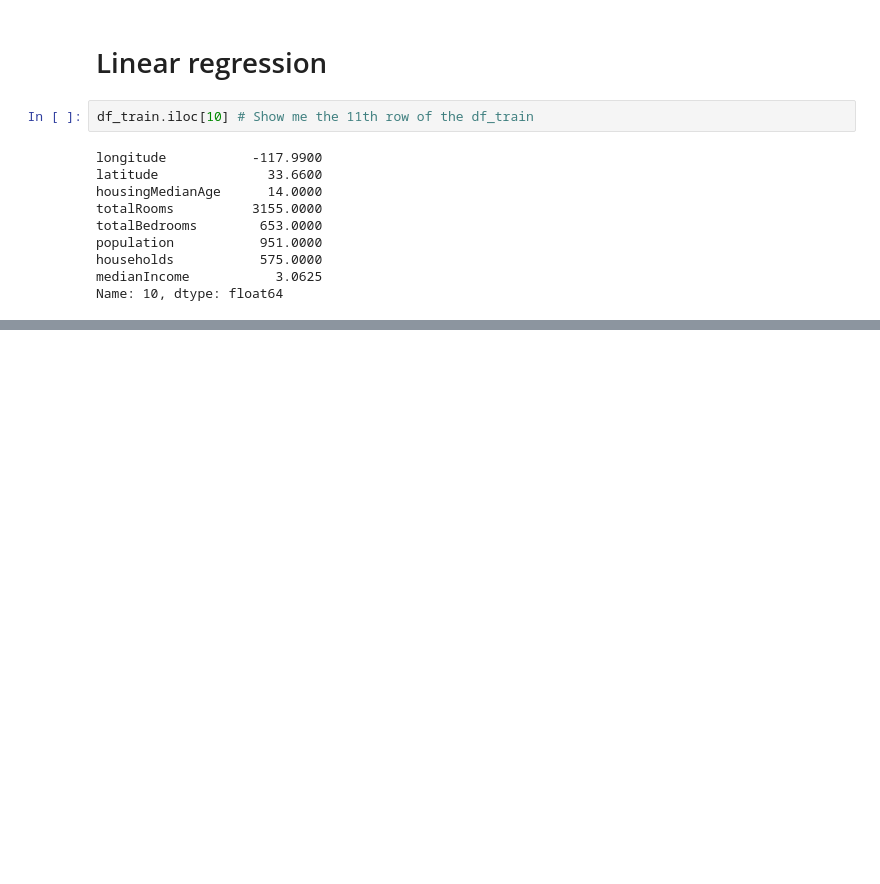
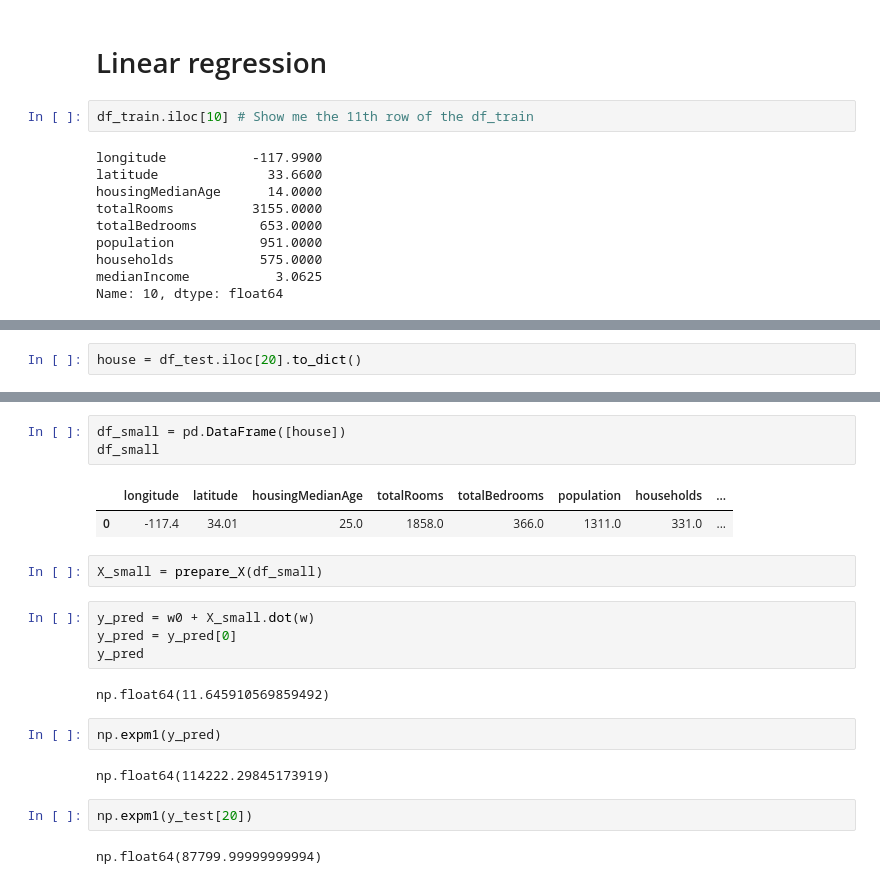
Before and after one commit to blessingoraz/machine-learning-homework, a Jupyter notebook: Practice/Housing_prediction.ipynb, the cells around one changed output, grey strips where cells are left out. Cells and saved outputs as stored; diff of their text form; blank space fills up the shorter version.

```diff
--- a/Practice/Housing_prediction.ipynb
+++ b/Practice/Housing_prediction.ipynb
@@ -201,0 +406,2 @@ def train_linear_regression(X, y):
+# %%
+house = df_test.iloc[20].to_dict()
@@ -201,0 +419,22 @@ def train_linear_regression(X, y):
+# %%
+df_small = pd.DataFrame([house])
+df_small
+# %% [output]
+|  | longitude | latitude | housingMedianAge | totalRooms | totalBedrooms | population | households | ... |
+| 0 | -117.4 | 34.01 | 25.0 | 1858.0 | 366.0 | 1311.0 | 331.0 | ... |
+# %%
+X_small = prepare_X(df_small)
+# %%
+y_pred = w0 + X_small.dot(w)
+y_pred = y_pred[0]
+y_pred
+# %% [output]
+np.float64(11.645910569859492)
+# %%
+np.expm1(y_pred)
+# %% [output]
+np.float64(114222.29845173919)
+# %%
+np.expm1(y_test[20])
+# %% [output]
+np.float64(87799.99999999994)
```
Also changed, not shown: parts of 34 cells of this notebook.
